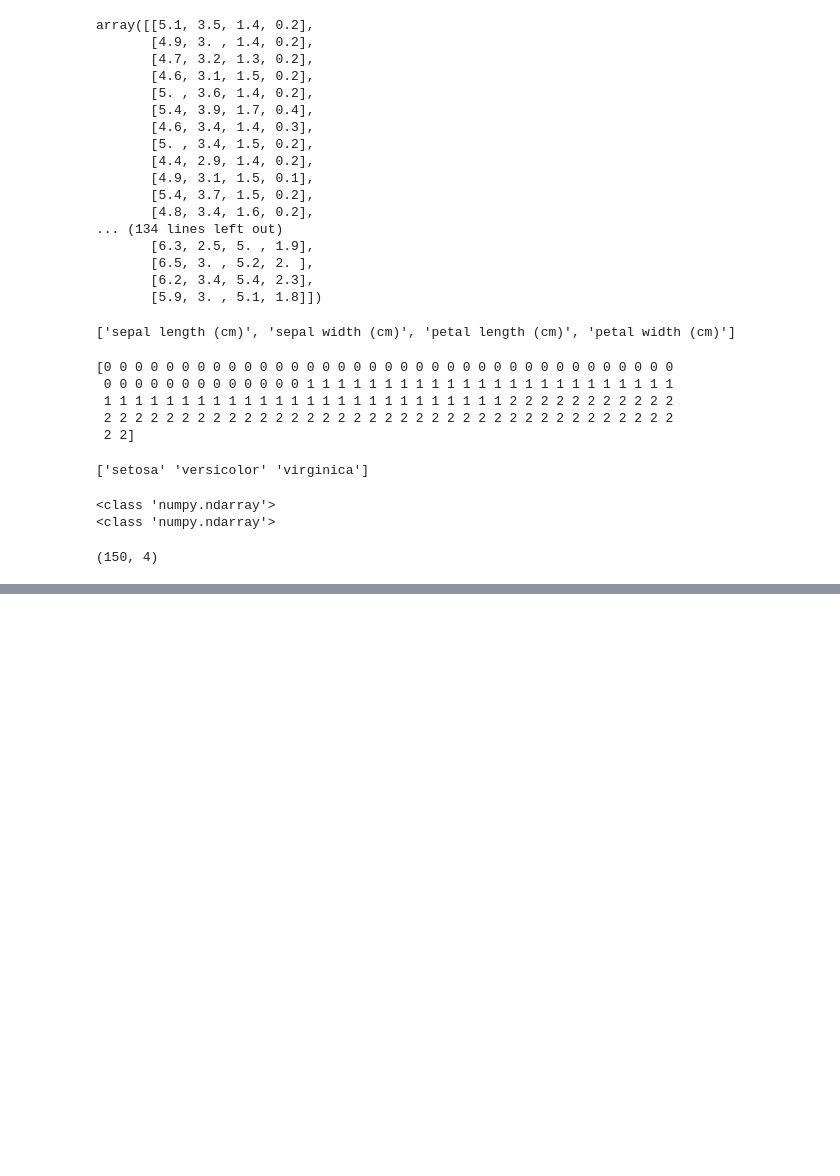
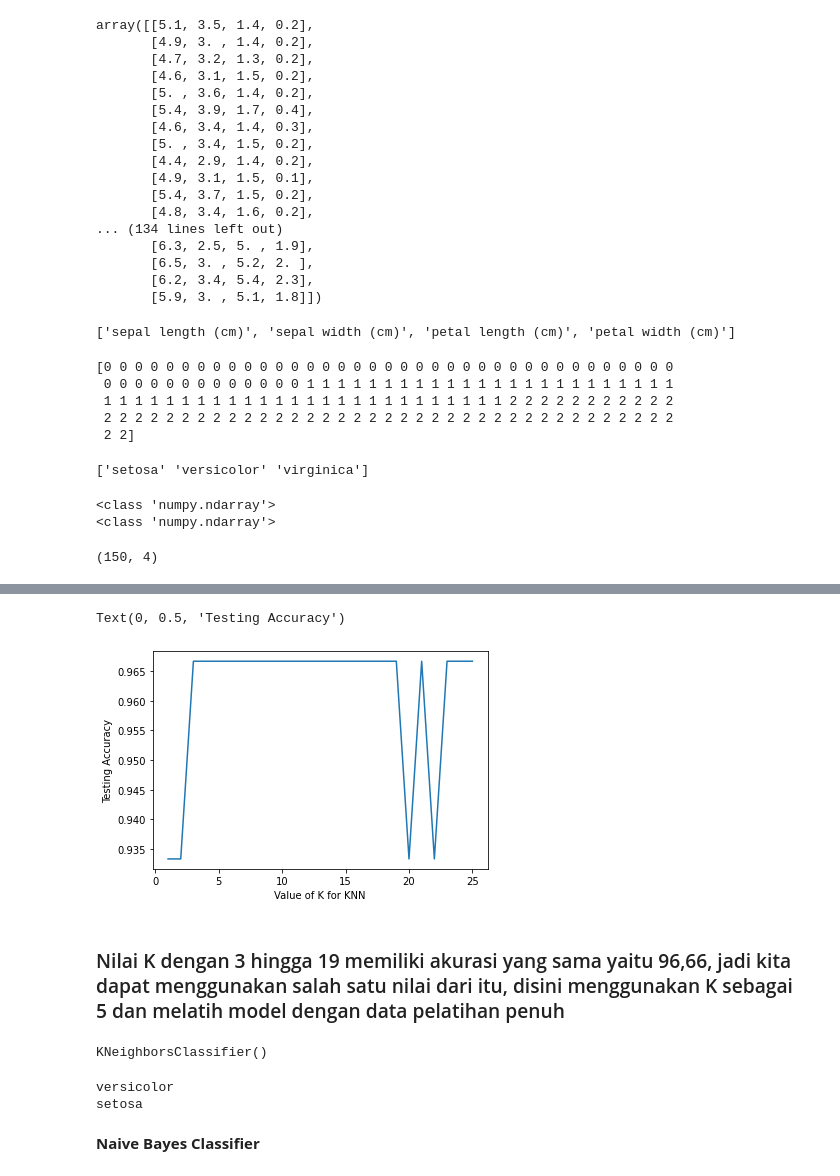
Before and after one commit to choirinnisafitria/datamining, a Jupyter notebook: _sources/Tugas 1.ipynb, the cells around one changed output, grey strips where cells are left out. Saved outputs shown, nothing was run; the diff lists cells and outputs as text; code cells hidden in the pictures; blank space fills up the shorter version.

```diff
--- a/_sources/Tugas 1.ipynb
+++ b/_sources/Tugas 1.ipynb
@@ -248,5 +264,7 @@ print(type(iris.target))
 <class 'numpy.ndarray'>
 # %%
 print(iris.data.shape)
+X=iris.data
+y=iris.target
 # %% [output]
 (150, 4)
@@ -281,23 +327,37 @@ for k in k_range:
 # %%
+
 %matplotlib inline
 import matplotlib.pyplot as plt
 
 #plot the relationship between K and the testing accuracy
 plt.plot(k_range,scores_list)
-plt.xlabel('value of K for KNN')
-plt.ylabel('testing accuracy')
+plt.xlabel('Value of K for KNN')
+plt.ylabel('Testing Accuracy')
+# %% [output]
+Text(0, 0.5, 'Testing Accuracy')
+[figure, added]
+# %% [markdown]
+### Nilai K dengan 3 hingga 19 memiliki akurasi yang sama yaitu 96,66, jadi kita dapat menggunakan salah satu nilai dari itu, disini menggunakan K sebagai 5 dan melatih model dengan data pelatihan penuh
 # %%
 knn = KNeighborsClassifier(n_neighbors=5)
 knn.fit(X,y)
+# %% [output]
+KNeighborsClassifier()
 # %%
-#0 = setasa, 1=versicolor, 2=virginica
-classes = {0: 'setosa',1:'versicolor',2:'virginica'}
 
-#making predoction on some unseen data
+#0 = setosa, 1=versicolor, 2=virginica
+classes = {0:'setosa',1:'versicolor',2:'virginica'}
+
+#Making prediction on some unseen data
 #predict for the below two random observations
 x_new = [[3,4,5,2],
-        [5,4,2,2]]
+         [5,4,2,2]]
 y_predict = knn.predict(x_new)
 
 print(classes[y_predict[0]])
 print(classes[y_predict[1]])
+# %% [output]
+versicolor
+setosa
+# %% [markdown]
+**Naive Bayes Classifier**
```
Also changed, not shown: parts of 24 cells of this notebook, 11 other files.
